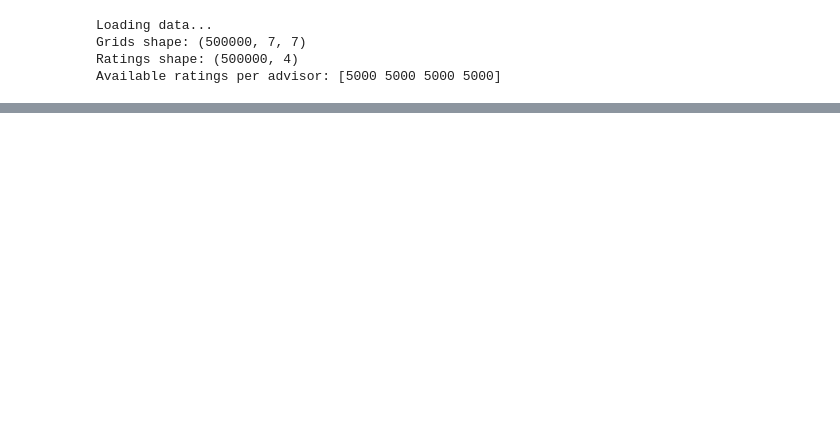
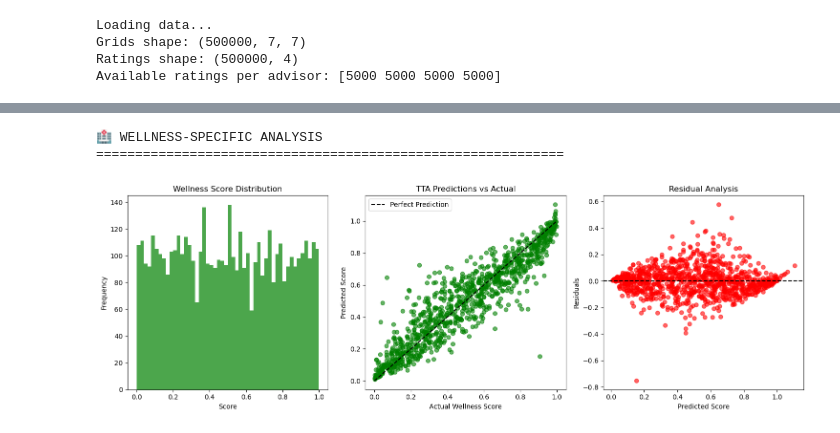
Before and after one commit to gwenzel/2156_cp2, a Jupyter notebook: 0_fit_oracle_wellness.ipynb, the cells around one changed output, grey strips where cells are left out. Saved outputs shown, nothing was run; the diff lists cells and outputs as text; code cells hidden in the pictures; blank space fills up the shorter version.

```diff
--- a/0_fit_oracle_wellness.ipynb
+++ b/0_fit_oracle_wellness.ipynb
@@ -133,0 +230,67 @@ wellness_oracle.save_model('data/models/wellness_oracle_model.pkl')
+# %%
+# Advanced Wellness-Specific Analysis and Optimization
+print("🏥 WELLNESS-SPECIFIC ANALYSIS")
+print("="*60)
+
+# Analyze wellness score patterns
+import matplotlib.pyplot as plt
+
+# Score distribution analysis
+plt.figure(figsize=(15, 5))
+
+plt.subplot(1, 3, 1)
+plt.hist(ratings_subset, bins=50, alpha=0.7, color='green')
+plt.title('Wellness Score Distribution')
+plt.xlabel('Score')
+plt.ylabel('Frequency')
+
+plt.subplot(1, 3, 2)
+plt.scatter(y_test, preds_test_tta, alpha=0.6, color='green')
+plt.plot([0, 1], [0, 1], 'k--', label='Perfect Prediction')
+plt.title('TTA Predictions vs Actual')
+plt.xlabel('Actual Wellness Score')
+plt.ylabel('Predicted Score')
+plt.legend()
+
+plt.subplot(1, 3, 3)
+residuals = preds_test_tta - y_test
+plt.scatter(preds_test_tta, residuals, alpha=0.6, color='red')
+plt.axhline(y=0, color='k', linestyle='--')
+plt.title('Residual Analysis')
+plt.xlabel('Predicted Score')
+plt.ylabel('Residuals')
+
+plt.tight_layout()
+plt.show()
+
+# Wellness-specific insights
+print(f"\n🏥 WELLNESS ORACLE INSIGHTS:")
+print(f"   • Training samples: {len(grids_subset):,}")
+print(f"   • Score variance: {np.var(ratings_subset):.4f}")
+print(f"   • Mean absolute error: {np.mean(np.abs(residuals)):.4f}")
+print(f"   • 95% prediction within: ±{np.percentile(np.abs(residuals), 95):.4f}")
+
+# Identify challenging wellness cases
+challenging_mask = np.abs(residuals) > np.percentile(np.abs(residuals), 90)
+print(f"   • Challenging cases: {np.sum(challenging_mask)} ({np.sum(challenging_mask)/len(residuals)*100:.1f}%)")
+
+if np.sum(challenging_mask) > 0:
+    challenging_scores = y_test[challenging_mask]
+    print(f"   • Challenging score range: {challenging_scores.min():.3f} - {challenging_scores.max():.3f}")
+
+    # Wellness-specific recommendations
+    print(f"\n💡 WELLNESS OPTIMIZATION RECOMMENDATIONS:")
+    if np.mean(challenging_scores) < 0.5:
+        print(f"   • Focus on low-score wellness patterns (parks, open spaces)")
+    else:
+        print(f"   • Focus on high-score wellness patterns (residential balance)")
+
+    print(f"   • Consider wellness-specific features:")
+    print(f"     - Park accessibility from residential areas")
+    print(f"     - Green space connectivity")
+    print(f"     - Residential density optimization")
+    print(f"     - Commercial-residential balance")
+# %% [output]
+🏥 WELLNESS-SPECIFIC ANALYSIS
+============================================================
+[figure, added]
```
Also changed, not shown: parts of 4 cells of this notebook.
